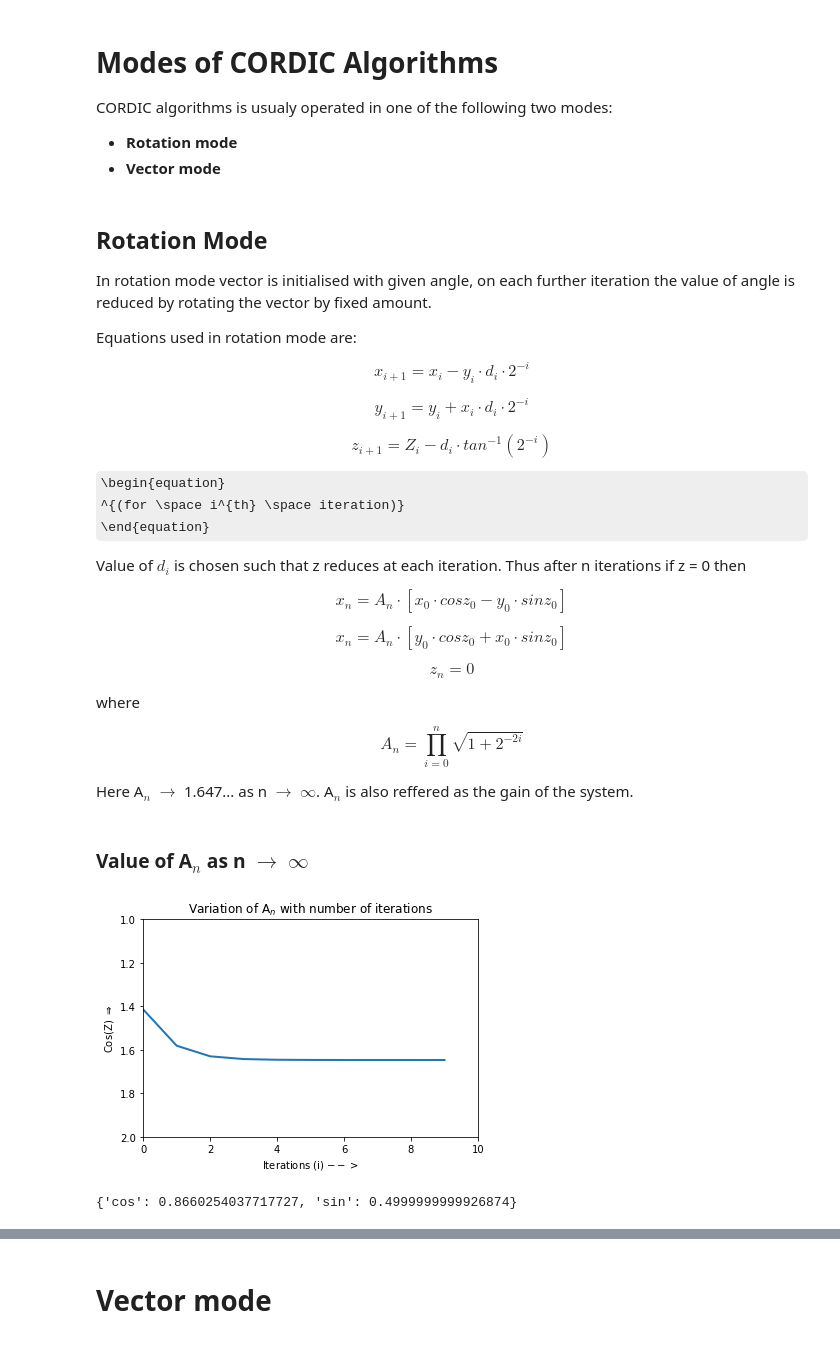
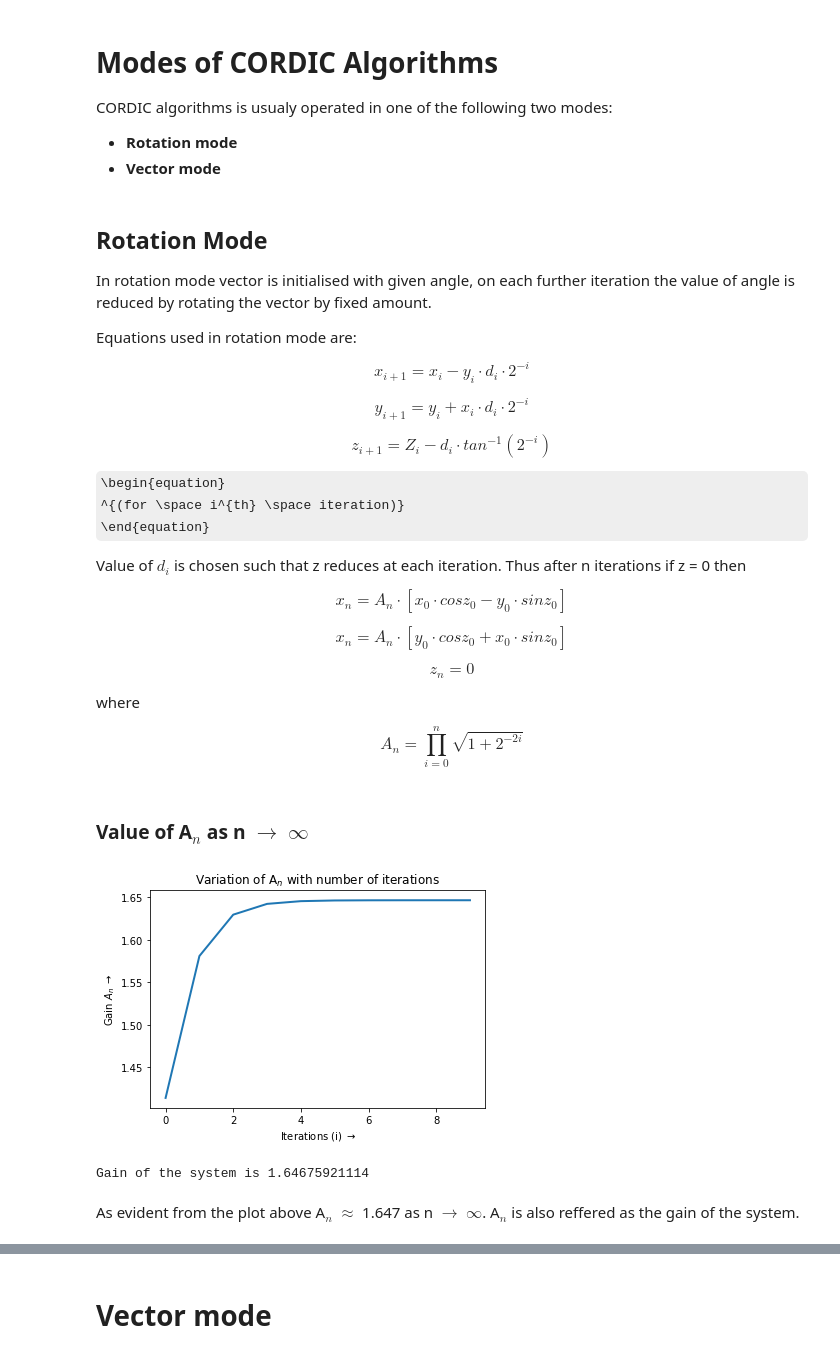
Before and after one commit to suyashmahar/cordic-algorithm-python, a Jupyter notebook: cordic_implementation.ipynb, the cells around one changed output, grey strips where cells are left out. Cells and saved outputs as stored; diff of their text form; code cells hidden in the pictures; some formulas as TeX source.

Commit message:
Complete Rotation mode for circular trignometric functions

```diff
--- a/cordic_implementation.ipynb
+++ b/cordic_implementation.ipynb
@@ -26,3 +26,17 @@ max_iter = 200;
+# %%
+def plot(x_values, y_values, x_label, y_label, plot_label):
+    # Plot of Value of gain with number of iterations
+    fig = plt.figure();
+    ax = fig.add_subplot(111);
+
+    line, = ax.plot(x_values, y_values,  lw=2);
+
+    ax.set_title(plot_label);
+    ax.set_xlabel(x_label);
+    ax.set_ylabel(y_label);
+    plt.show();
+    plt.close();
+    return;
 # %% [markdown]
 # Modes of CORDIC Algorithms
 CORDIC algorithms is usualy operated in one of the following two modes:
@@ -74,30 +88,23 @@ where
 \begin{equation}
     A_{n} = {\displaystyle \prod_{i=0} ^{n}} \sqrt{1+2^{-2i}}
 \end{equation}
-
-Here A$_{n}$ $\rightarrow$ 1.647... as n $\rightarrow$ $\infty$. A$_{n}$ is also reffered as the gain of the system.
 # %% [markdown]
 ### Value of A$_{n}$ as n $\rightarrow$ $\infty$
 # %%
 gain_val_list = [math.sqrt(2)];  # Stores value of gain after each iteration
 max_iter_gain = 10;              # Max number of iterations for calculating value of gain
 iterations_list = [0];           # List that Stores the number of iterations performed
 
 for i in range (1, max_iter_gain):
     gain_val_list.append(gain_val_list[i-1] * math.sqrt(1 + 2**(-2 * i)));
     iterations_list.append(i);
 
-# Plot of Value of gain with number of iterations
-fig = plt.figure();
-ax = fig.add_subplot(111);
-
-line, = ax.plot(iterations_list, gain_val_list,  lw=2);
-
-ax.set_title('Variation of A$_{n}$ with number of iterations');
-ax.set_xlabel('Iterations (i) $-->$');
-ax.set_ylabel('Cos(Z) $\Rightarrow$');
-ax.axis([0, max_iter_gain, 2, 1]);
-plt.show();
-plt.close();
+# Plot for value of gain with each iteration
+plot(iterations_list, gain_val_list, 'Iterations (i) $\\rightarrow$', 'Gain $A_{n}$ $\\rightarrow$',
+     'Variation of A$_{n}$ with number of iterations');
+print "Gain of the system is " + str(gain_val_list[len(gain_val_list) - 1]);
 # %% [output]
-[figure, old version]
+[figure, new version]
+Gain of the system is 1.64675921114
+# %% [markdown]
+As evident from the plot above A$_{n}$ $\approx$ 1.647 as n $\rightarrow$ $\infty$. A$_{n}$ is also reffered as the gain of the system.
@@ -133,4 +162,0 @@ def circular_mode(x, , iterations):
-# %%
-print circular_mode(30, 10000)
-# %% [output]
-{'cos': 0.8660254037717727, 'sin': 0.4999999999926874}
```
Also changed, not shown: parts of 14 cells of this notebook.
